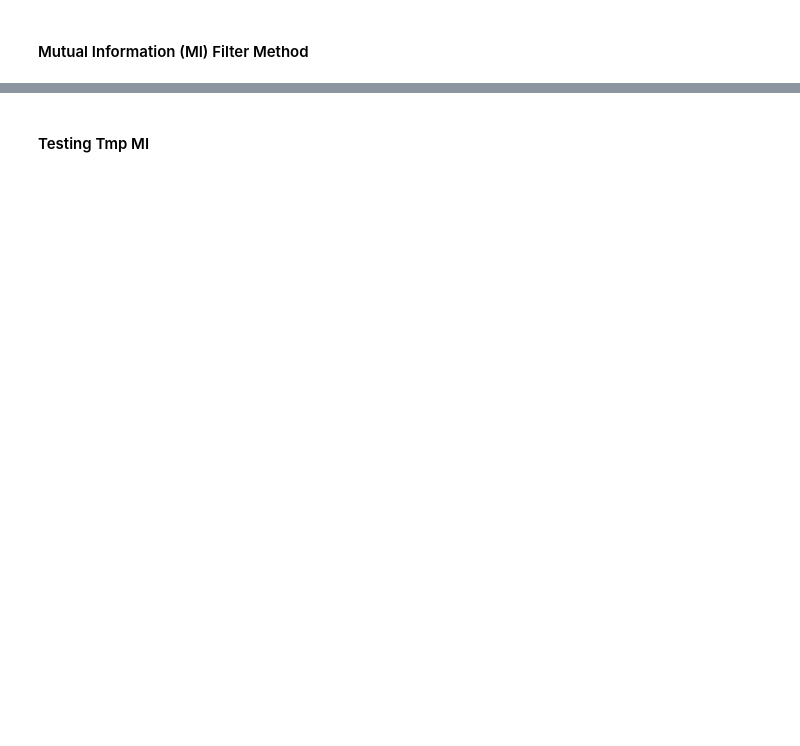
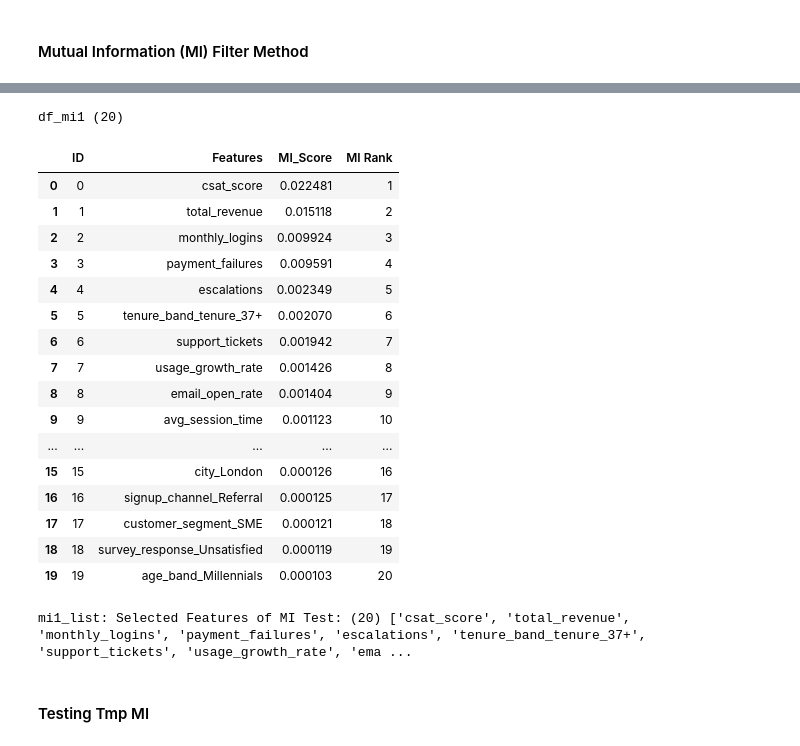
Before and after one commit to tsbawa61/Machine-Learning, a Jupyter notebook: FinalChurn.ipynb, the cells around one changed output, grey strips where cells are left out. Drawn from its saved outputs; the diff is of its cells as text; code cells hidden in the pictures; blank space fills up the shorter version.

```diff
--- a/FinalChurn.ipynb
+++ b/FinalChurn.ipynb
@@ -2969,11 +3238,31 @@ display(len(positive_mi_scores_df), positive_mi_scores_df)
 # %%
-df_mi1 = positive_mi_scores_df.reset_index().rename(columns={'index': 'ID'})
+df_mi1 = df_selected_mi_scores.reset_index().rename(columns={'index': 'ID'})
 df_mi1['MI Rank'] = df_mi1.index+1
 print(f"df_mi1 ({len(df_mi1)})")
 display(df_mi1)
 
 mi1_list = df_mi1['Features'].tolist()
 print(f"mi1_list: Selected Features of MI Test: ({len(mi1_list)})", mi1_list)
+# %% [output]
+df_mi1 (20)
+|  | ID | Features | MI_Score | MI Rank |
+| 0 | 0 | csat_score | 0.022481 | 1 |
+| 1 | 1 | total_revenue | 0.015118 | 2 |
+| 2 | 2 | monthly_logins | 0.009924 | 3 |
+| 3 | 3 | payment_failures | 0.009591 | 4 |
+| 4 | 4 | escalations | 0.002349 | 5 |
+| 5 | 5 | tenure_band_tenure_37+ | 0.002070 | 6 |
+| 6 | 6 | support_tickets | 0.001942 | 7 |
+| 7 | 7 | usage_growth_rate | 0.001426 | 8 |
+| 8 | 8 | email_open_rate | 0.001404 | 9 |
+| 9 | 9 | avg_session_time | 0.001123 | 10 |
+| ... | ... | ... | ... | ... |
+| 15 | 15 | city_London | 0.000126 | 16 |
+| 16 | 16 | signup_channel_Referral | 0.000125 | 17 |
+| 17 | 17 | customer_segment_SME | 0.000121 | 18 |
+| 18 | 18 | survey_response_Unsatisfied | 0.000119 | 19 |
+| 19 | 19 | age_band_Millennials | 0.000103 | 20 |
+mi1_list: Selected Features of MI Test: (20) ['csat_score', 'total_revenue', 'monthly_logins', 'payment_failures', 'escalations', 'tenure_band_tenure_37+', 'support_tickets', 'usage_growth_rate', 'ema ...
 # %% [markdown]
 #### Testing Tmp MI
 # %%
```
Also changed, not shown: parts of 104 cells of this notebook.
